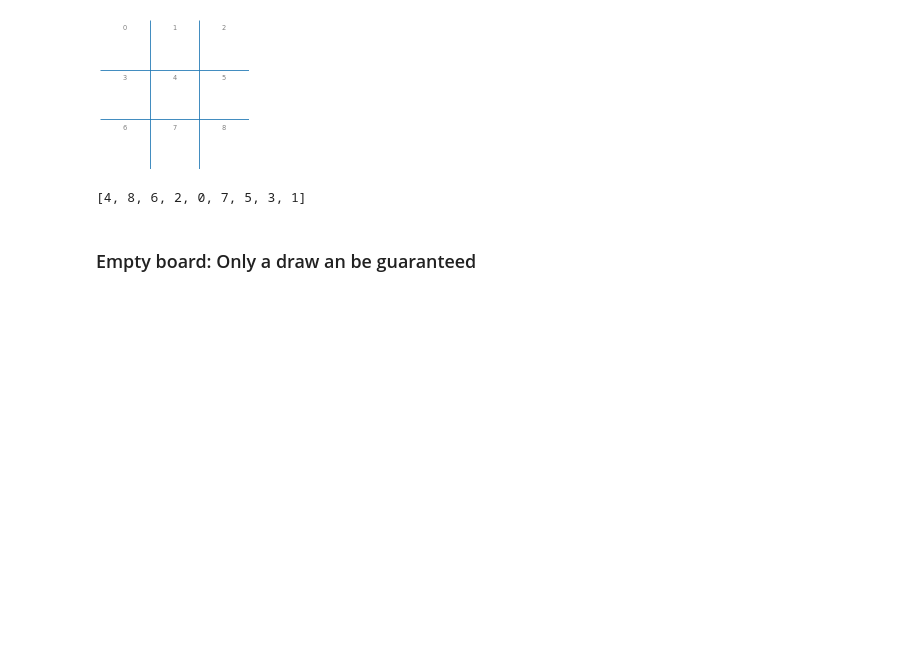
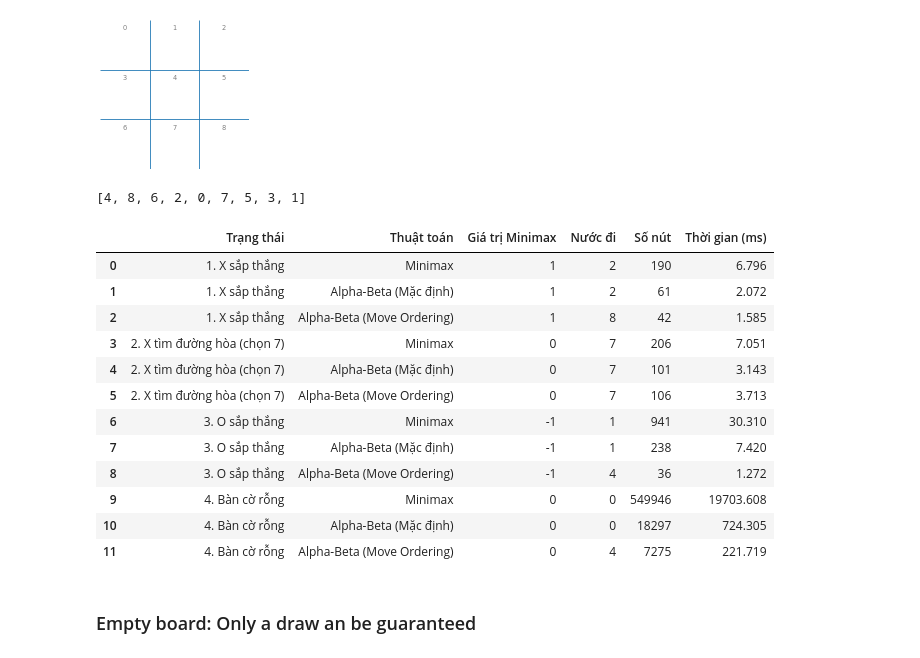
Before and after one commit to SGU-2627-PBL-AdvancedAI/LAB05_GAME, a Jupyter notebook: tictactoe_alpha_beta_tree_search.ipynb, the cells around one changed output. Drawn from its saved outputs; the diff is of its cells as text; code cells hidden in the pictures; blank space fills up the shorter version.

```diff
--- a/tictactoe_alpha_beta_tree_search.ipynb
+++ b/tictactoe_alpha_beta_tree_search.ipynb
@@ -399,6 +424,77 @@ actions(board)
 # %% [output]
 [figure]
 [4, 8, 6, 2, 0, 7, 5, 3, 1]
+# %%
+import time
+import pandas as pd
+import numpy as np
+
+def actions_default(board):
+    return np.where(np.array(board) == ' ')[0].tolist()
+
+def actions_ordered(board):
+    acts = np.where(np.array(board) == ' ')[0].tolist()
+    priority = [1, 0, 1, 0, 2, 0, 1, 0, 1]
+    priority = [priority[i] for i in acts]
+    return [a for _, a in sorted(zip(priority, acts), reverse=True)]
+
+b1 = empty_board(); b1[0] = 'x'; b1[1] = 'o'; b1[3] = 'o'; b1[4] = 'x'
+b2 = empty_board(); b2[0] = 'x'; b2[1] = 'o'; b2[2] = 'x'; b2[4] = 'o'
+b3 = empty_board(); b3[0] = 'o'; b3[2] = 'x'; b3[8] = 'o'
+b4 = empty_board()
+
+test_cases = [
+    ("1. X sắp thắng", b1),
+    ("2. X tìm đường hòa (chọn 7)", b2),
+    ("3. O sắp thắng", b3),
+    ("4. Bàn cờ rỗng", b4)
+]
+
+DEBUG = 0
+comparison_rows = []
+
+for name, b in test_cases:
+    actions = actions_default
+    t0 = time.perf_counter()
+    res_mm = minimax_search(b.copy(), player='x')
+    t_mm = (time.perf_counter() - t0) * 1000
+    nodes_mm = COUNT
+
+    actions = actions_default
+    t0 = time.perf_counter()
+    res_ab = alpha_beta_search(b.copy(), player='x')
+    t_ab = (time.perf_counter() - t0) * 1000
+    nodes_ab = COUNT
+
+    actions = actions_ordered
+    t0 = time.perf_counter()
+    res_ab_ord = alpha_beta_search(b.copy(), player='x')
+    t_ab_ord = (time.perf_counter() - t0) * 1000
+    nodes_ab_ord = COUNT
+
+    comparison_rows.extend([
+        {"Trạng thái": name, "Thuật toán": "Minimax", "Giá trị Minimax": res_mm["value"], "Nước đi": res_mm["move"], "Số nút": nodes_mm, "Thời gian (ms)": round(t_mm, 3)},
+        {"Trạng thái": name, "Thuật toán": "Alpha-Beta (Mặc định)", "Giá trị Minimax": res_ab["value"], "Nước đi": res_ab["move"], "Số nút": nodes_ab, "Thời gian (ms)": round(t_ab, 3)},
+        {"Trạng thái": name, "Thuật toán": "Alpha-Beta (Move Ordering)", "Giá trị Minimax": res_ab_ord["value"], "Nước đi": res_ab_ord["move"], "Số nút": nodes_ab_ord, "Thời gian (ms)": round(t_ab_ord, 3)}
+    ])
+
+actions = actions_ordered
+df_comparison = pd.DataFrame(comparison_rows)
+display(df_comparison)
+# %% [output]
+|  | Trạng thái | Thuật toán | Giá trị Minimax | Nước đi | Số nút | Thời gian (ms) |
+| 0 | 1. X sắp thắng | Minimax | 1 | 2 | 190 | 6.796 |
+| 1 | 1. X sắp thắng | Alpha-Beta (Mặc định) | 1 | 2 | 61 | 2.072 |
+| 2 | 1. X sắp thắng | Alpha-Beta (Move Ordering) | 1 | 8 | 42 | 1.585 |
+| 3 | 2. X tìm đường hòa (chọn 7) | Minimax | 0 | 7 | 206 | 7.051 |
+| 4 | 2. X tìm đường hòa (chọn 7) | Alpha-Beta (Mặc định) | 0 | 7 | 101 | 3.143 |
+| 5 | 2. X tìm đường hòa (chọn 7) | Alpha-Beta (Move Ordering) | 0 | 7 | 106 | 3.713 |
+| 6 | 3. O sắp thắng | Minimax | -1 | 1 | 941 | 30.310 |
+| 7 | 3. O sắp thắng | Alpha-Beta (Mặc định) | -1 | 1 | 238 | 7.420 |
+| 8 | 3. O sắp thắng | Alpha-Beta (Move Ordering) | -1 | 4 | 36 | 1.272 |
+| 9 | 4. Bàn cờ rỗng | Minimax | 0 | 0 | 549946 | 19703.608 |
+| 10 | 4. Bàn cờ rỗng | Alpha-Beta (Mặc định) | 0 | 0 | 18297 | 724.305 |
+| 11 | 4. Bàn cờ rỗng | Alpha-Beta (Move Ordering) | 0 | 4 | 7275 | 221.719 |
 # %% [markdown]
 ### Empty board: Only a draw an be guaranteed
 # %%
```
Also changed, not shown: parts of 14 cells of this notebook, 2 other files.
